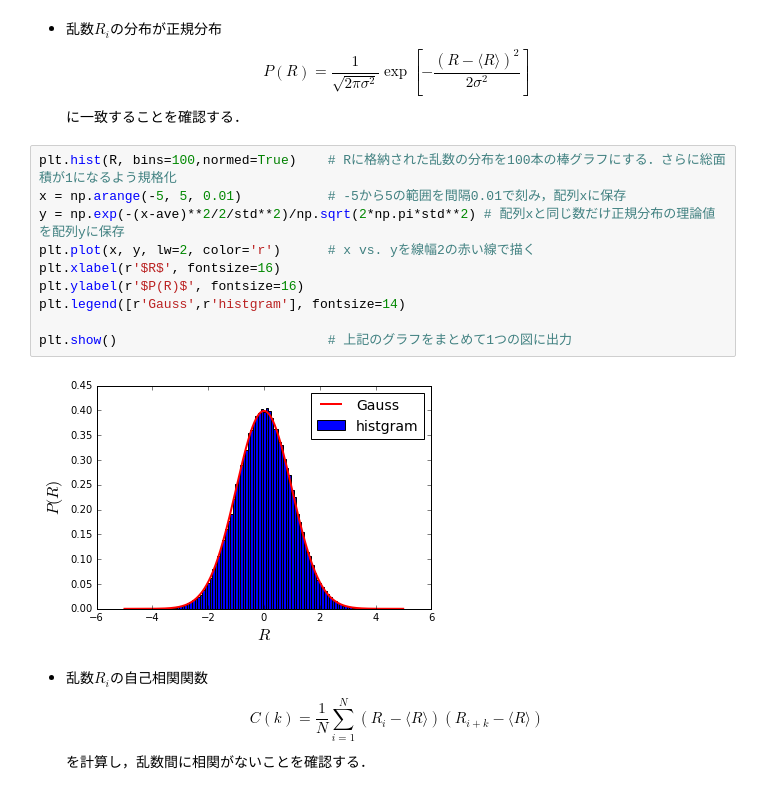
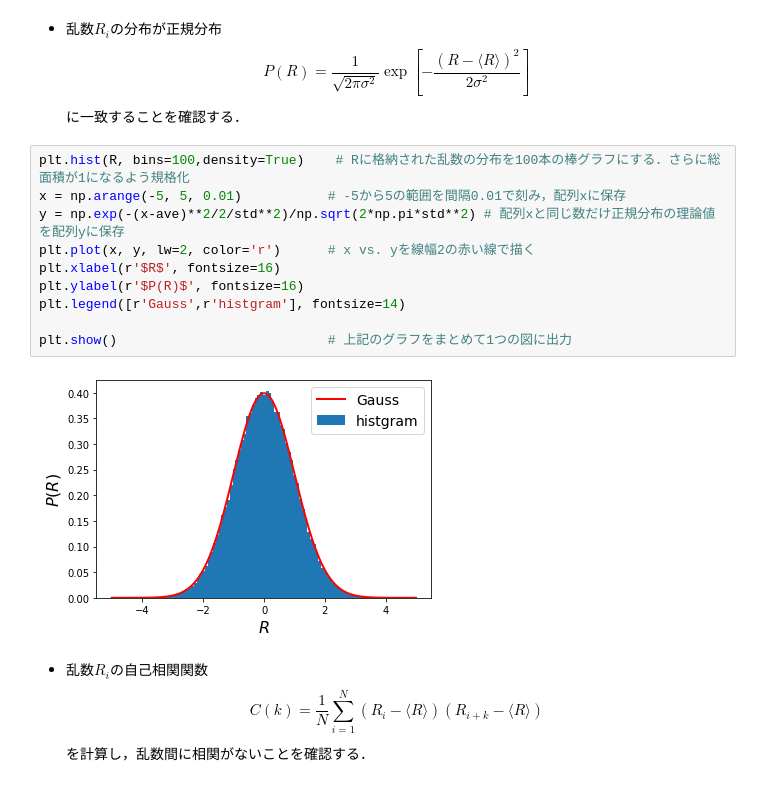
Before and after one commit to ryo0921/KyotoUx-009x_scratch, a Jupyter notebook: 02/etc/04_distribution_function.ipynb, the cells around one changed output. Saved outputs shown, nothing was run; the diff lists cells and outputs as text.

```diff
--- a/02/etc/04_distribution_function.ipynb
+++ b/02/etc/04_distribution_function.ipynb
@@ -32,17 +32,17 @@ P(R)=\frac{1}{\sqrt{2\pi\sigma^2}}\exp\left[-\frac{(R-\langle R \rangle)^2}{2\si
 $$
 に一致することを確認する．
 # %%
-plt.hist(R, bins=100,normed=True)    # Rに格納された乱数の分布を100本の棒グラフにする．さらに総面積が1になるよう規格化
+plt.hist(R, bins=100,density=True)    # Rに格納された乱数の分布を100本の棒グラフにする．さらに総面積が1になるよう規格化
 x = np.arange(-5, 5, 0.01)           # -5から5の範囲を間隔0.01で刻み，配列xに保存
 y = np.exp(-(x-ave)**2/2/std**2)/np.sqrt(2*np.pi*std**2) # 配列xと同じ数だけ正規分布の理論値を配列yに保存
 plt.plot(x, y, lw=2, color='r')      # x vs. yを線幅2の赤い線で描く
 plt.xlabel(r'$R$', fontsize=16)
 plt.ylabel(r'$P(R)$', fontsize=16)
 plt.legend([r'Gauss',r'histgram'], fontsize=14)
 
 plt.show()                           # 上記のグラフをまとめて1つの図に出力
 # %% [output]
-[figure, old version]
+[figure, new version]
 # %% [markdown]
 - 乱数$R_i$の自己相関関数
 $$
```
Also changed, not shown: parts of 11 cells of this notebook, 1 other file.
